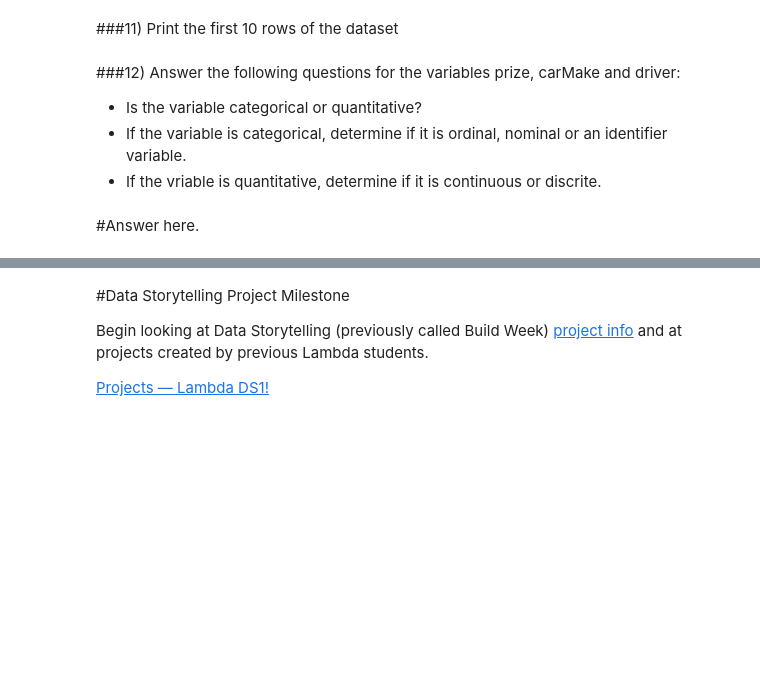
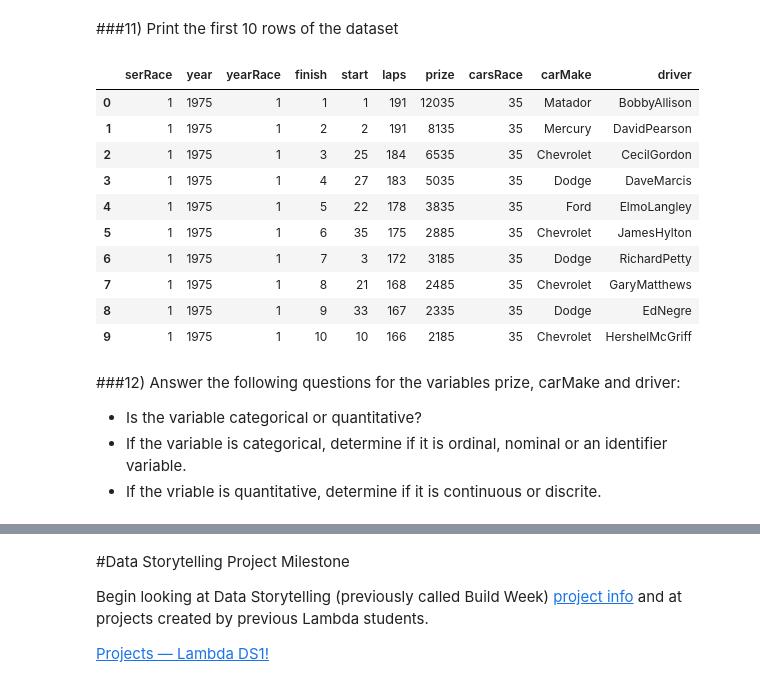
Before and after one commit to jduell12/DS-Unit-1-Sprint-1-Data-Wrangling-and-Storytelling, a Jupyter notebook: module1-exploratory-data-analysis/LS_DS_111_Exploratory_Data_Analysis_Assignment.ipynb, the cells around one changed output, grey strips where cells are left out. Drawn from its saved outputs; the diff is of its cells as text; code cells hidden in the pictures; blank space fills up the shorter version.

```diff
--- a/module1-exploratory-data-analysis/LS_DS_111_Exploratory_Data_Analysis_Assignment.ipynb
+++ b/module1-exploratory-data-analysis/LS_DS_111_Exploratory_Data_Analysis_Assignment.ipynb
@@ -75,2 +173,4 @@ uploaded = files.upload()
+# %%
+nascar = pd.read_csv('nascard.csv')
 # %% [markdown]
 ###11) Print the first 10 rows of the dataset
@@ -79,3 +177,17 @@ uploaded = files.upload()
+# %%
+nascar.head(10)
+# %% [output]
+|  | serRace | year | yearRace | finish | start | laps | prize | carsRace | carMake | driver |
+| 0 | 1 | 1975 | 1 | 1 | 1 | 191 | 12035 | 35 | Matador | BobbyAllison |
+| 1 | 1 | 1975 | 1 | 2 | 2 | 191 | 8135 | 35 | Mercury | DavidPearson |
+| 2 | 1 | 1975 | 1 | 3 | 25 | 184 | 6535 | 35 | Chevrolet | CecilGordon |
+| 3 | 1 | 1975 | 1 | 4 | 27 | 183 | 5035 | 35 | Dodge | DaveMarcis |
+| 4 | 1 | 1975 | 1 | 5 | 22 | 178 | 3835 | 35 | Ford | ElmoLangley |
+| 5 | 1 | 1975 | 1 | 6 | 35 | 175 | 2885 | 35 | Chevrolet | JamesHylton |
+| 6 | 1 | 1975 | 1 | 7 | 3 | 172 | 3185 | 35 | Dodge | RichardPetty |
+| 7 | 1 | 1975 | 1 | 8 | 21 | 168 | 2485 | 35 | Chevrolet | GaryMatthews |
+| 8 | 1 | 1975 | 1 | 9 | 33 | 167 | 2335 | 35 | Dodge | EdNegre |
+| 9 | 1 | 1975 | 1 | 10 | 10 | 166 | 2185 | 35 | Chevrolet | HershelMcGriff |
 # %% [markdown]
 ###12) Answer the following questions for the variables prize, carMake and driver:
 
@@ -83,5 +195,3 @@ uploaded = files.upload()
 *   Is the variable categorical or quantitative?
 *   If the variable is categorical, determine if it is ordinal, nominal or an identifier variable.
 *   If the vriable is quantitative, determine if it is continuous or discrite.
-# %% [markdown]
-#Answer here.
```
Also changed, not shown: parts of 26 cells of this notebook.
